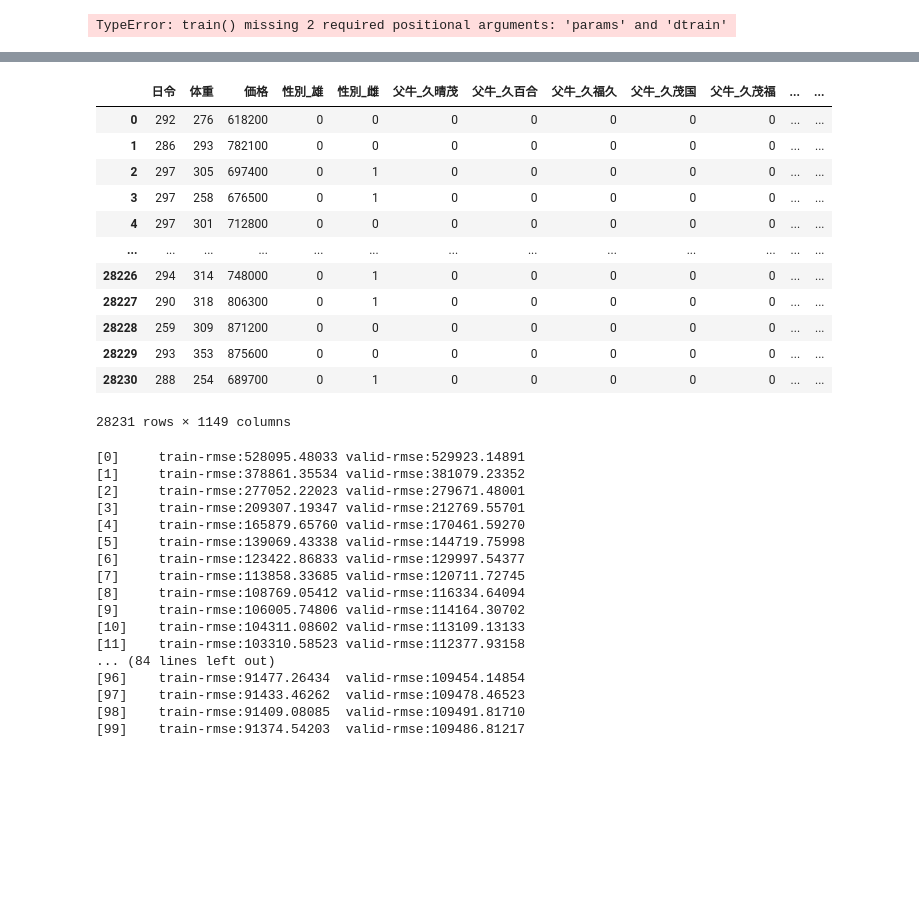
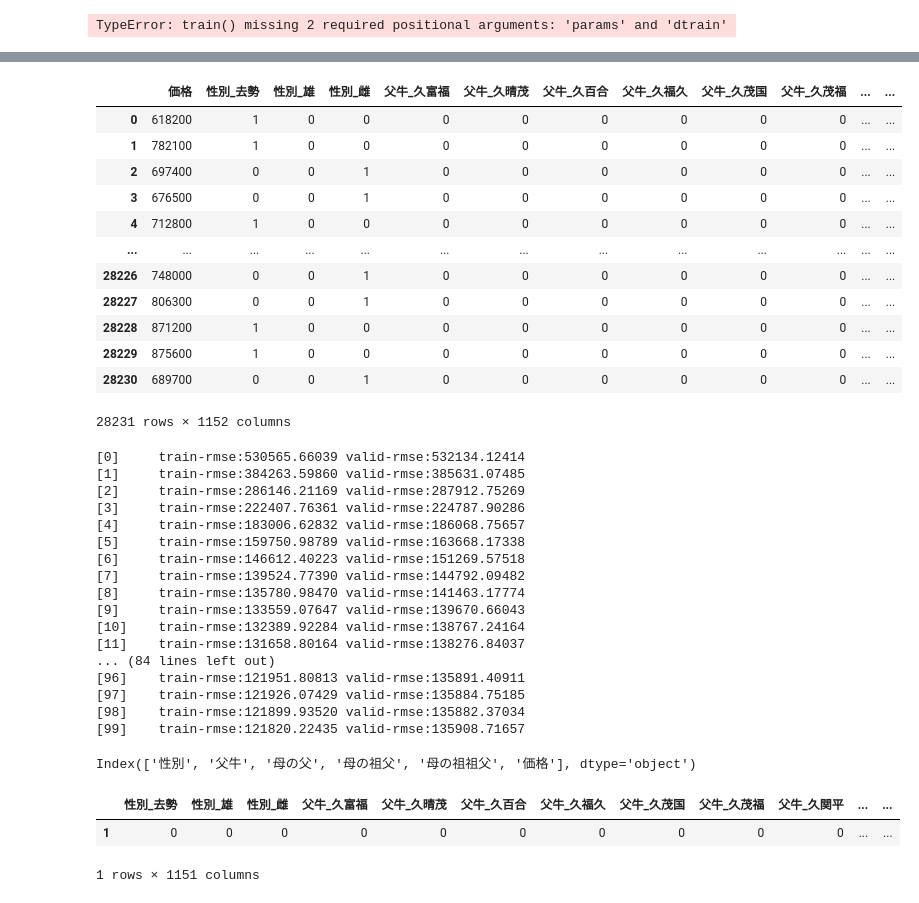
Before and after one commit to kantanakagawa/cow_data, a Jupyter notebook: data_totalling.ipynb, the cells around one changed output, grey strips where cells are left out. Cells and saved outputs as stored; diff of their text form; code cells hidden in the pictures; blank space fills up the shorter version.

```diff
--- a/data_totalling.ipynb
+++ b/data_totalling.ipynb
@@ -338,20 +390,22 @@ TypeError: train() missing 2 required positional arguments: 'params' and 'dtrain
+# %%
+df = df.drop(columns=["日令","体重"])
 # %%
-df_dummied = pd.get_dummies(df,drop_first=True)
+df_dummied = pd.get_dummies(df)
 df_dummied
 # %% [output]
-|  | 日令 | 体重 | 価格 | 性別_雄 | 性別_雌 | 父牛_久晴茂 | 父牛_久百合 | 父牛_久福久 | 父牛_久茂国 | 父牛_久茂福 | ... | ... |
-| 0 | 292 | 276 | 618200 | 0 | 0 | 0 | 0 | 0 | 0 | 0 | ... | ... |
-| 1 | 286 | 293 | 782100 | 0 | 0 | 0 | 0 | 0 | 0 | 0 | ... | ... |
-| 2 | 297 | 305 | 697400 | 0 | 1 | 0 | 0 | 0 | 0 | 0 | ... | ... |
-| 3 | 297 | 258 | 676500 | 0 | 1 | 0 | 0 | 0 | 0 | 0 | ... | ... |
-| 4 | 297 | 301 | 712800 | 0 | 0 | 0 | 0 | 0 | 0 | 0 | ... | ... |
+|  | 価格 | 性別_去勢 | 性別_雄 | 性別_雌 | 父牛_久富福 | 父牛_久晴茂 | 父牛_久百合 | 父牛_久福久 | 父牛_久茂国 | 父牛_久茂福 | ... | ... |
+| 0 | 618200 | 1 | 0 | 0 | 0 | 0 | 0 | 0 | 0 | 0 | ... | ... |
+| 1 | 782100 | 1 | 0 | 0 | 0 | 0 | 0 | 0 | 0 | 0 | ... | ... |
+| 2 | 697400 | 0 | 0 | 1 | 0 | 0 | 0 | 0 | 0 | 0 | ... | ... |
+| 3 | 676500 | 0 | 0 | 1 | 0 | 0 | 0 | 0 | 0 | 0 | ... | ... |
+| 4 | 712800 | 1 | 0 | 0 | 0 | 0 | 0 | 0 | 0 | 0 | ... | ... |
 | ... | ... | ... | ... | ... | ... | ... | ... | ... | ... | ... | ... | ... |
-| 28226 | 294 | 314 | 748000 | 0 | 1 | 0 | 0 | 0 | 0 | 0 | ... | ... |
-| 28227 | 290 | 318 | 806300 | 0 | 1 | 0 | 0 | 0 | 0 | 0 | ... | ... |
-| 28228 | 259 | 309 | 871200 | 0 | 0 | 0 | 0 | 0 | 0 | 0 | ... | ... |
-| 28229 | 293 | 353 | 875600 | 0 | 0 | 0 | 0 | 0 | 0 | 0 | ... | ... |
-| 28230 | 288 | 254 | 689700 | 0 | 1 | 0 | 0 | 0 | 0 | 0 | ... | ... |
+| 28226 | 748000 | 0 | 0 | 1 | 0 | 0 | 0 | 0 | 0 | 0 | ... | ... |
+| 28227 | 806300 | 0 | 0 | 1 | 0 | 0 | 0 | 0 | 0 | 0 | ... | ... |
+| 28228 | 871200 | 1 | 0 | 0 | 0 | 0 | 0 | 0 | 0 | 0 | ... | ... |
+| 28229 | 875600 | 1 | 0 | 0 | 0 | 0 | 0 | 0 | 0 | 0 | ... | ... |
+| 28230 | 689700 | 0 | 0 | 1 | 0 | 0 | 0 | 0 | 0 | 0 | ... | ... |
-28231 rows × 1149 columns
+28231 rows × 1152 columns
 # %%
 from sklearn.metrics import mean_squared_error
 import xgboost as xgb
@@ -379,21 +433,21 @@ model = xgb.train(
 
 pred = model.predict(xgb.DMatrix(test_X))
 # %% [output]
-[0]     train-rmse:528095.48033 valid-rmse:529923.14891
-[1]     train-rmse:378861.35534 valid-rmse:381079.23352
-[2]     train-rmse:277052.22023 valid-rmse:279671.48001
-[3]     train-rmse:209307.19347 valid-rmse:212769.55701
-[4]     train-rmse:165879.65760 valid-rmse:170461.59270
-[5]     train-rmse:139069.43338 valid-rmse:144719.75998
-[6]     train-rmse:123422.86833 valid-rmse:129997.54377
-[7]     train-rmse:113858.33685 valid-rmse:120711.72745
-[8]     train-rmse:108769.05412 valid-rmse:116334.64094
-[9]     train-rmse:106005.74806 valid-rmse:114164.30702
-[10]    train-rmse:104311.08602 valid-rmse:113109.13133
-[11]    train-rmse:103310.58523 valid-rmse:112377.93158
+[0]     train-rmse:530565.66039 valid-rmse:532134.12414
+[1]     train-rmse:384263.59860 valid-rmse:385631.07485
+[2]     train-rmse:286146.21169 valid-rmse:287912.75269
+[3]     train-rmse:222407.76361 valid-rmse:224787.90286
+[4]     train-rmse:183006.62832 valid-rmse:186068.75657
+[5]     train-rmse:159750.98789 valid-rmse:163668.17338
+[6]     train-rmse:146612.40223 valid-rmse:151269.57518
+[7]     train-rmse:139524.77390 valid-rmse:144792.09482
+[8]     train-rmse:135780.98470 valid-rmse:141463.17774
+[9]     train-rmse:133559.07647 valid-rmse:139670.66043
+[10]    train-rmse:132389.92284 valid-rmse:138767.24164
+[11]    train-rmse:131658.80164 valid-rmse:138276.84037
 ... (84 lines left out)
-[96]    train-rmse:91477.26434  valid-rmse:109454.14854
-[97]    train-rmse:91433.46262  valid-rmse:109478.46523
-[98]    train-rmse:91409.08085  valid-rmse:109491.81710
-[99]    train-rmse:91374.54203  valid-rmse:109486.81217
+[96]    train-rmse:121951.80813 valid-rmse:135891.40911
+[97]    train-rmse:121926.07429 valid-rmse:135884.75185
+[98]    train-rmse:121899.93520 valid-rmse:135882.37034
+[99]    train-rmse:121820.22435 valid-rmse:135908.71657
 # %%
@@ -404,0 +459,4 @@ with open("cow.pk",mode="rb")as fp:
+# %%
+df.columns
+# %% [output]
+Index(['性別', '父牛', '母の父', '母の祖父', '母の祖祖父', '価格'], dtype='object')
@@ -404,0 +466,6 @@ with open("cow.pk",mode="rb")as fp:
+# %%
+test_df
+# %% [output]
+|  | 性別_去勢 | 性別_雄 | 性別_雌 | 父牛_久富福 | 父牛_久晴茂 | 父牛_久百合 | 父牛_久福久 | 父牛_久茂国 | 父牛_久茂福 | 父牛_久関平 | ... | ... |
+| 1 | 0 | 0 | 0 | 0 | 0 | 0 | 0 | 0 | 0 | 0 | ... | ... |
+1 rows × 1151 columns
```
Also changed, not shown: parts of 16 cells of this notebook, 2 other files.
